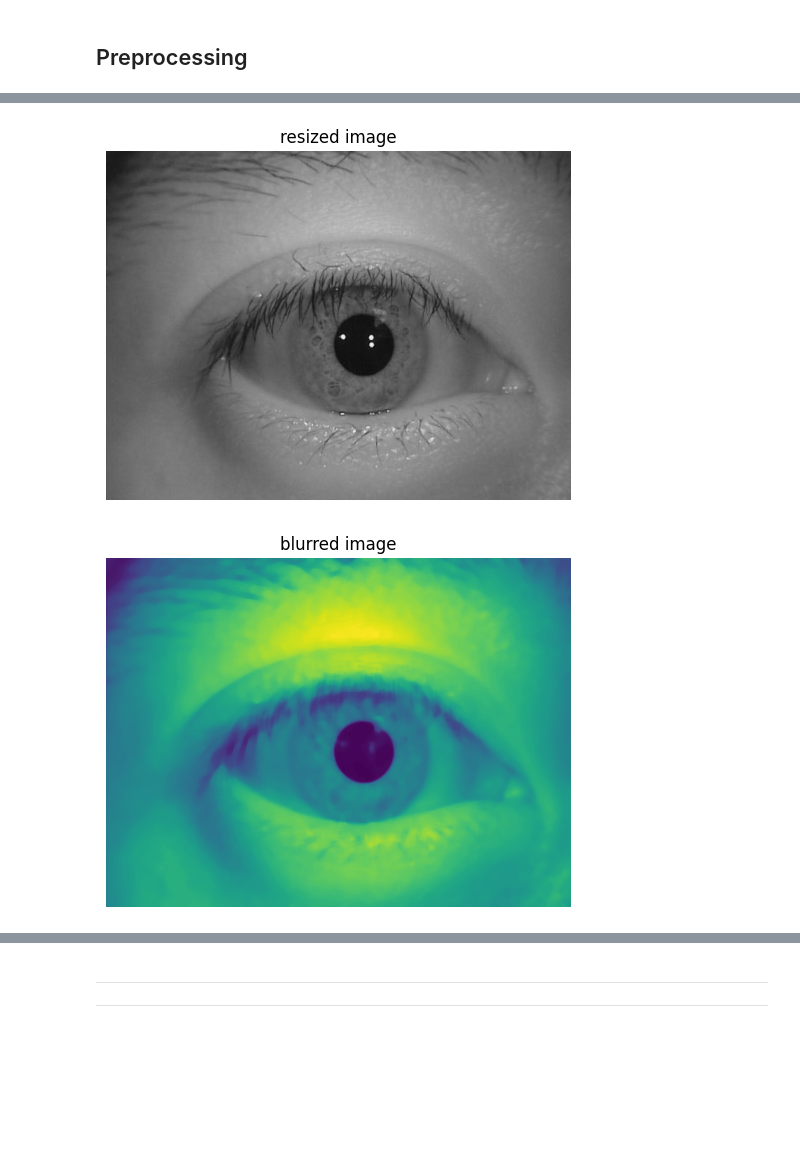
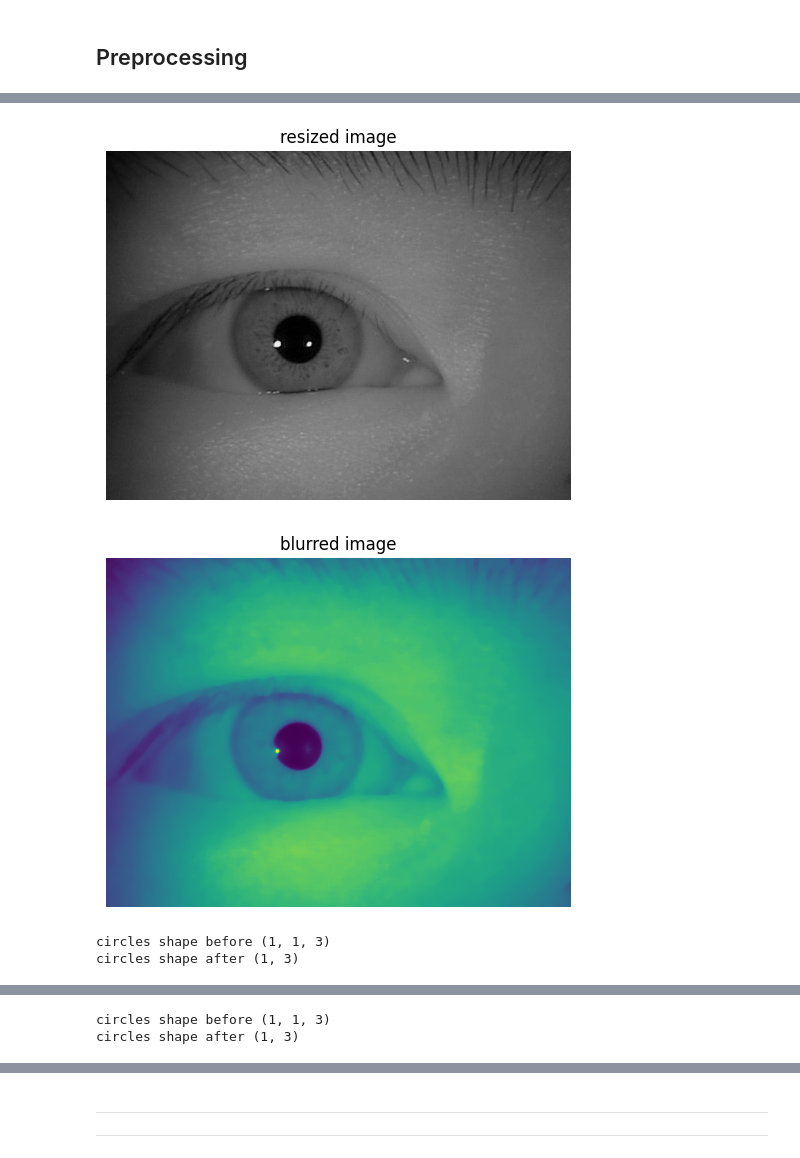
Before and after one commit to mouradmagdy/Iris_Recognition, a Jupyter notebook: iris_processing.ipynb, the cells around one changed output, grey strips where cells are left out. Saved outputs shown, nothing was run; the diff lists cells and outputs as text; code cells hidden in the pictures; blank space fills up the shorter version.

```diff
--- a/iris_processing.ipynb
+++ b/iris_processing.ipynb
@@ -11,3 +9,6 @@ image="./S2005R07.jpg"
+# %%
+image="./S5000L00.jpg"
+image2="./S5000L05.jpg"
 # %%
 def plot_image(image,title,cmap=None):
     plt.figure(figsize=(6, 6))
@@ -39,4 +52,5 @@ def processing(image_path,r):
     return image, radus
 # %%
 processed_image,radius=processing(image,55)
+processed_image2,radius2 = processing(image2,55)
 # %% [output]
@@ -44,2 +58,4 @@ processed_image,radius=processing(image,55)
-[figure, old version]
+[figure, new version]
-[figure, old version]
+[figure, new version]
+circles shape before (1, 1, 3)
+circles shape after (1, 3)
@@ -46,3 +65,5 @@ processed_image,radius=processing(image,55)
+circles shape before (1, 1, 3)
+circles shape after (1, 3)
 # %%
 plt.imshow(processed_image)
 # %% [output]
```
Also changed, not shown: parts of 20 cells of this notebook, 6 other files.
